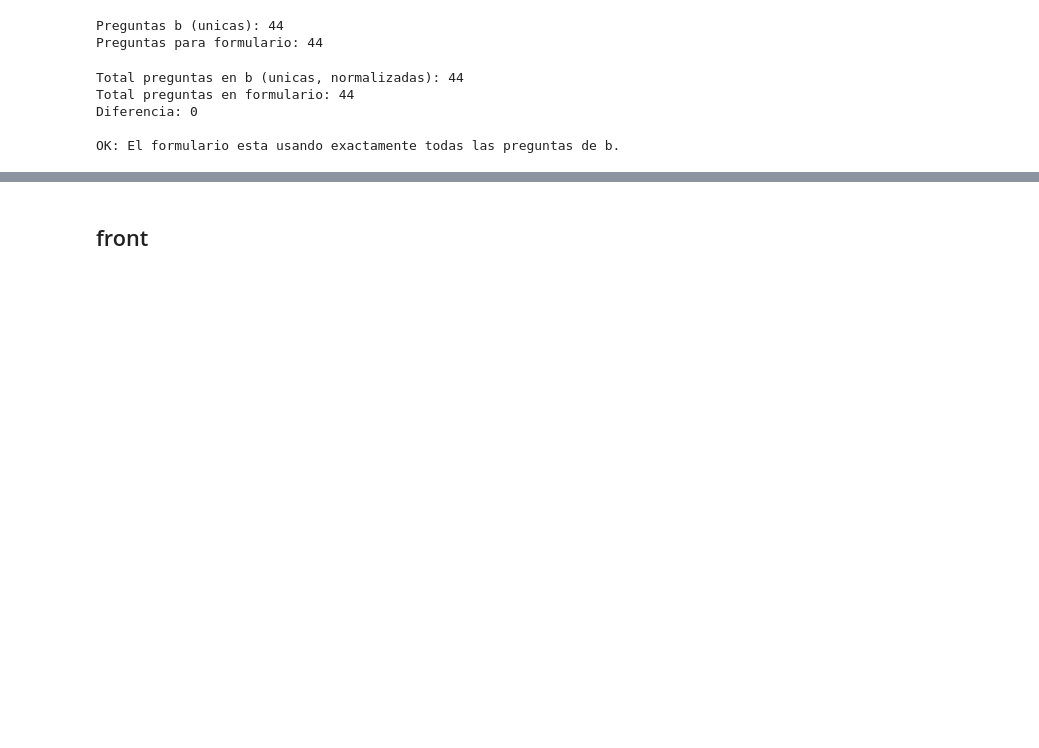
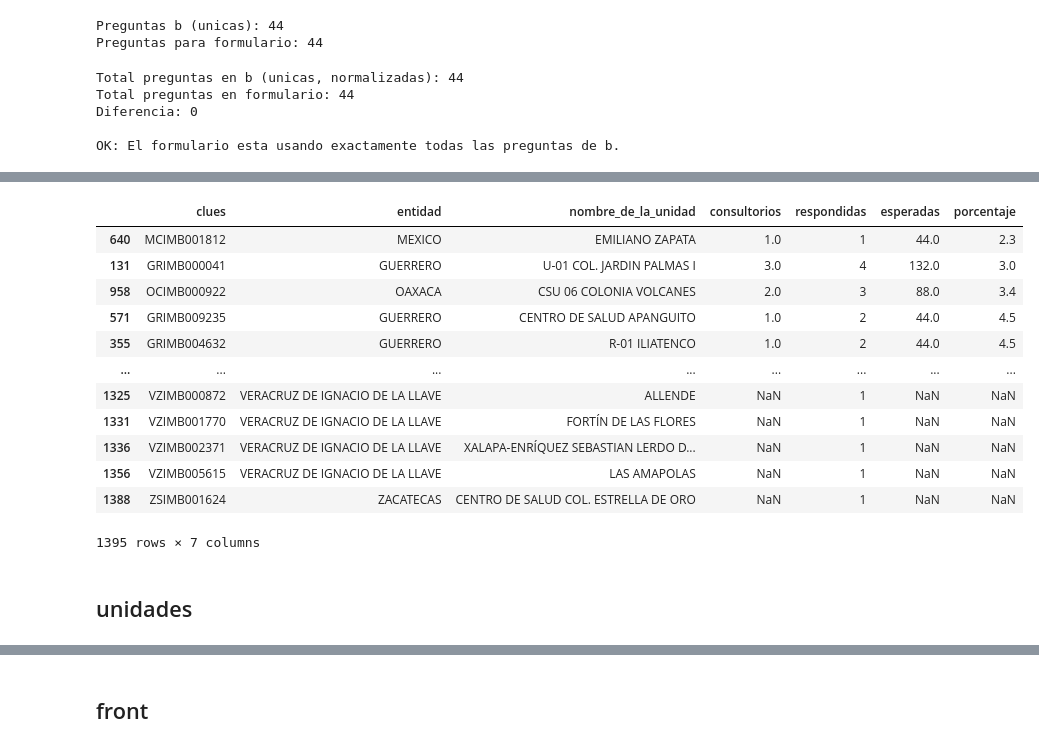
Before and after one commit to servicios-imss-b/formulario-ang, a Jupyter notebook: formu_angelesII.ipynb, the cells around one changed output, grey strips where cells are left out. Saved outputs shown, nothing was run; the diff lists cells and outputs as text; code cells hidden in the pictures; blank space fills up the shorter version.

```diff
--- a/formu_angelesII.ipynb
+++ b/formu_angelesII.ipynb
@@ -199,0 +282,18 @@ def formatear_nombre(columna):
+# %%
+tabla_unidades
+# %% [output]
+|  | clues | entidad | nombre_de_la_unidad | consultorios | respondidas | esperadas | porcentaje |
+| 640 | MCIMB001812 | MEXICO | EMILIANO ZAPATA | 1.0 | 1 | 44.0 | 2.3 |
+| 131 | GRIMB000041 | GUERRERO | U-01 COL. JARDIN PALMAS I | 3.0 | 4 | 132.0 | 3.0 |
+| 958 | OCIMB000922 | OAXACA | CSU 06 COLONIA VOLCANES | 2.0 | 3 | 88.0 | 3.4 |
+| 571 | GRIMB009235 | GUERRERO | CENTRO DE SALUD APANGUITO | 1.0 | 2 | 44.0 | 4.5 |
+| 355 | GRIMB004632 | GUERRERO | R-01 ILIATENCO | 1.0 | 2 | 44.0 | 4.5 |
+| ... | ... | ... | ... | ... | ... | ... | ... |
+| 1325 | VZIMB000872 | VERACRUZ DE IGNACIO DE LA LLAVE | ALLENDE | NaN | 1 | NaN | NaN |
+| 1331 | VZIMB001770 | VERACRUZ DE IGNACIO DE LA LLAVE | FORTÍN DE LAS FLORES | NaN | 1 | NaN | NaN |
+| 1336 | VZIMB002371 | VERACRUZ DE IGNACIO DE LA LLAVE | XALAPA-ENRÍQUEZ SEBASTIAN LERDO D... | NaN | 1 | NaN | NaN |
+| 1356 | VZIMB005615 | VERACRUZ DE IGNACIO DE LA LLAVE | LAS AMAPOLAS | NaN | 1 | NaN | NaN |
+| 1388 | ZSIMB001624 | ZACATECAS | CENTRO DE SALUD COL. ESTRELLA DE ORO | NaN | 1 | NaN | NaN |
+1395 rows × 7 columns
+# %% [markdown]
+## unidades
```
Also changed, not shown: parts of 31 cells of this notebook, 12 other files.
